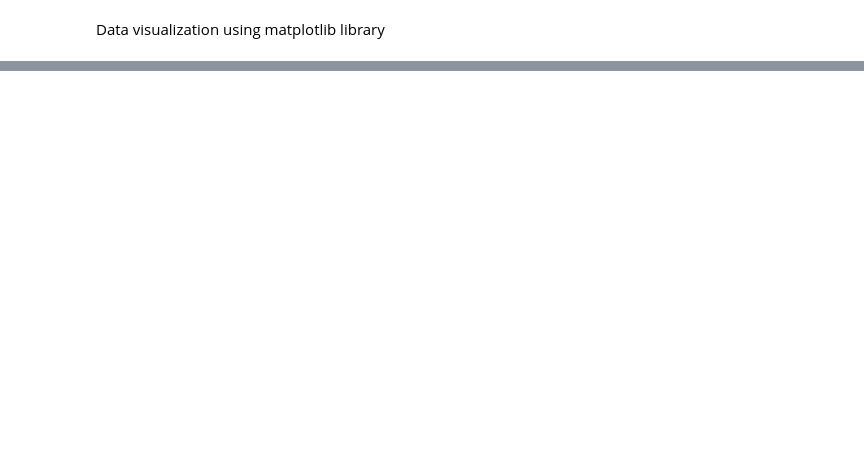
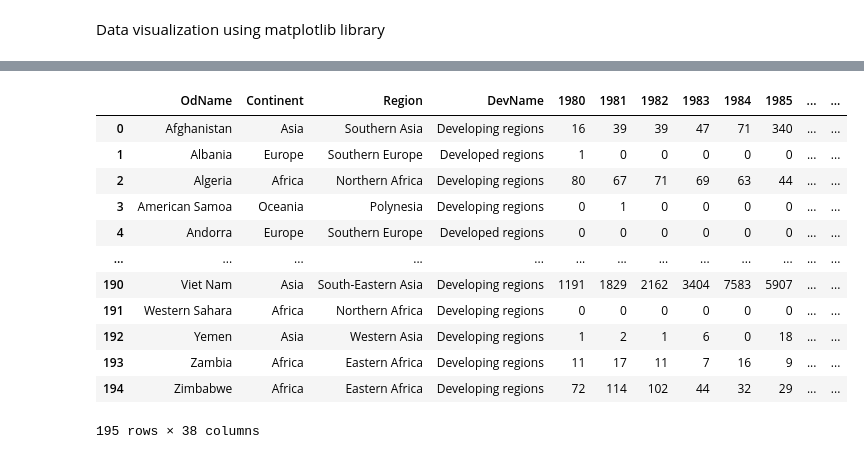
Before and after one commit to sivm205/Canada-Immigrants, a Jupyter notebook: visual_tut.ipynb, the cells around one changed output, grey strips where cells are left out. Drawn from its saved outputs; the diff is of its cells as text; code cells hidden in the pictures; blank space fills up the shorter version.

Commit message:
Data preparation

```diff
--- a/visual_tut.ipynb
+++ b/visual_tut.ipynb
@@ -9,0 +12,8 @@ warnings.filterwarnings(action = 'ignore')
+# %%
+df_can = pd.read_excel(
+    'https://cf-courses-data.s3.us.cloud-object-storage.appdomain.cloud/IBMDeveloperSkillsNetwork-DV0101EN-SkillsNetwork/Data%20Files/Canada.xlsx',
+    sheet_name='Canada by Citizenship',
+    skiprows=range(20),
+    skipfooter=2)
+
+print('Data read into a pandas dataframe!')
@@ -9,0 +72,3 @@ warnings.filterwarnings(action = 'ignore')
+# %%
+#removing irrelevant columns from the datset
+df_can.drop(['AREA' , 'DEV' , 'REG'] , axis=1 , inplace=True)
@@ -9,0 +90,2 @@ warnings.filterwarnings(action = 'ignore')
+# %%
+df_can.drop(['Coverage' , 'Type'] , axis = 1 , inplace=True)
@@ -9,0 +127,18 @@ warnings.filterwarnings(action = 'ignore')
+# %%
+col_name = {'OdName ' :'Country'  , 'RegName' : "Region" , 'AreaName' : 'Continent'}
+df_can.rename(columns=col_name , inplace=True)
+df_can
+# %% [output]
+|  | OdName | Continent | Region | DevName | 1980 | 1981 | 1982 | 1983 | 1984 | 1985 | ... | ... |
+| 0 | Afghanistan | Asia | Southern Asia | Developing regions | 16 | 39 | 39 | 47 | 71 | 340 | ... | ... |
+| 1 | Albania | Europe | Southern Europe | Developed regions | 1 | 0 | 0 | 0 | 0 | 0 | ... | ... |
+| 2 | Algeria | Africa | Northern Africa | Developing regions | 80 | 67 | 71 | 69 | 63 | 44 | ... | ... |
+| 3 | American Samoa | Oceania | Polynesia | Developing regions | 0 | 1 | 0 | 0 | 0 | 0 | ... | ... |
+| 4 | Andorra | Europe | Southern Europe | Developed regions | 0 | 0 | 0 | 0 | 0 | 0 | ... | ... |
+| ... | ... | ... | ... | ... | ... | ... | ... | ... | ... | ... | ... | ... |
+| 190 | Viet Nam | Asia | South-Eastern Asia | Developing regions | 1191 | 1829 | 2162 | 3404 | 7583 | 5907 | ... | ... |
+| 191 | Western Sahara | Africa | Northern Africa | Developing regions | 0 | 0 | 0 | 0 | 0 | 0 | ... | ... |
+| 192 | Yemen | Asia | Western Asia | Developing regions | 1 | 2 | 1 | 6 | 0 | 18 | ... | ... |
+| 193 | Zambia | Africa | Eastern Africa | Developing regions | 11 | 17 | 11 | 7 | 16 | 9 | ... | ... |
+| 194 | Zimbabwe | Africa | Eastern Africa | Developing regions | 72 | 114 | 102 | 44 | 32 | 29 | ... | ... |
+195 rows × 38 columns
```
Also changed, not shown: parts of 15 cells of this notebook.
